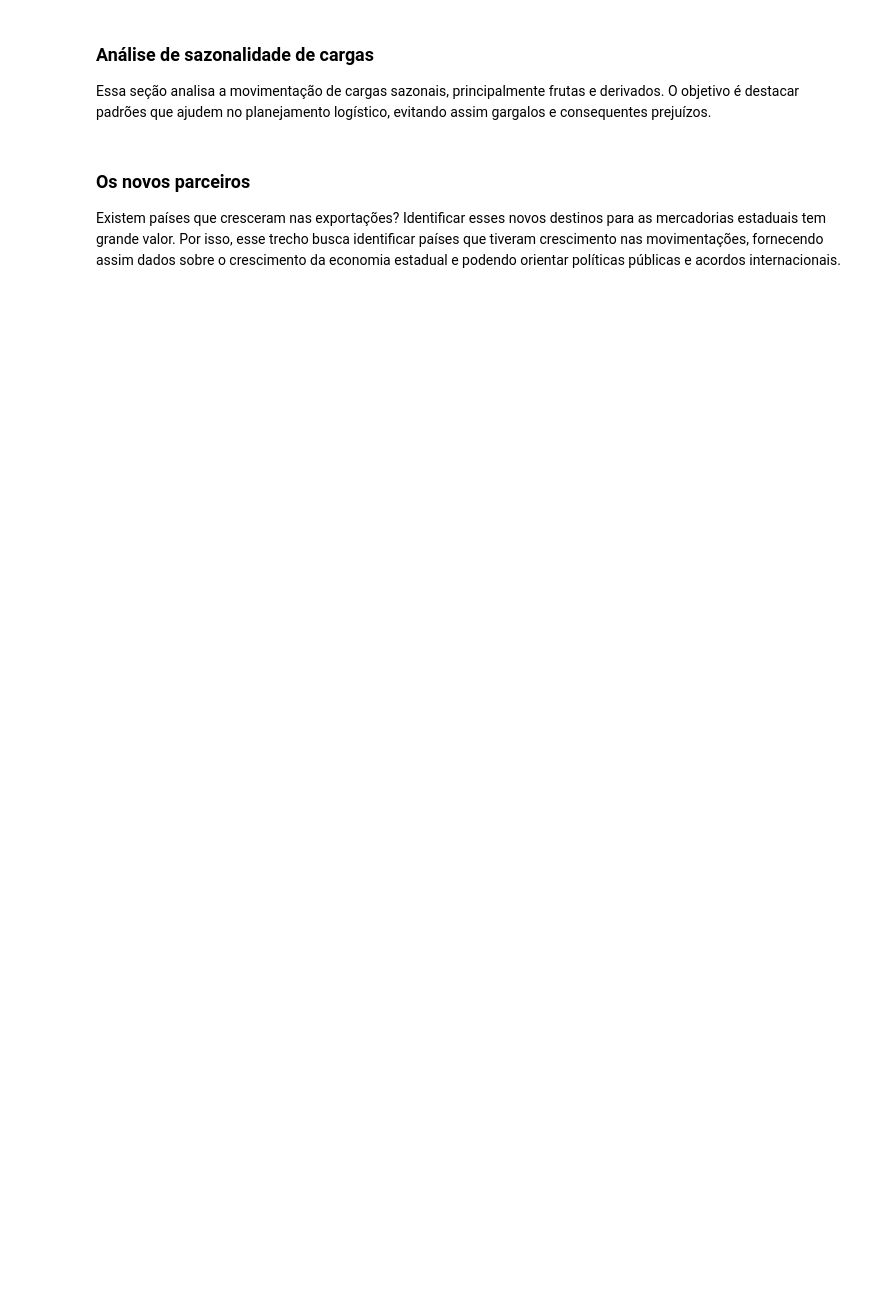
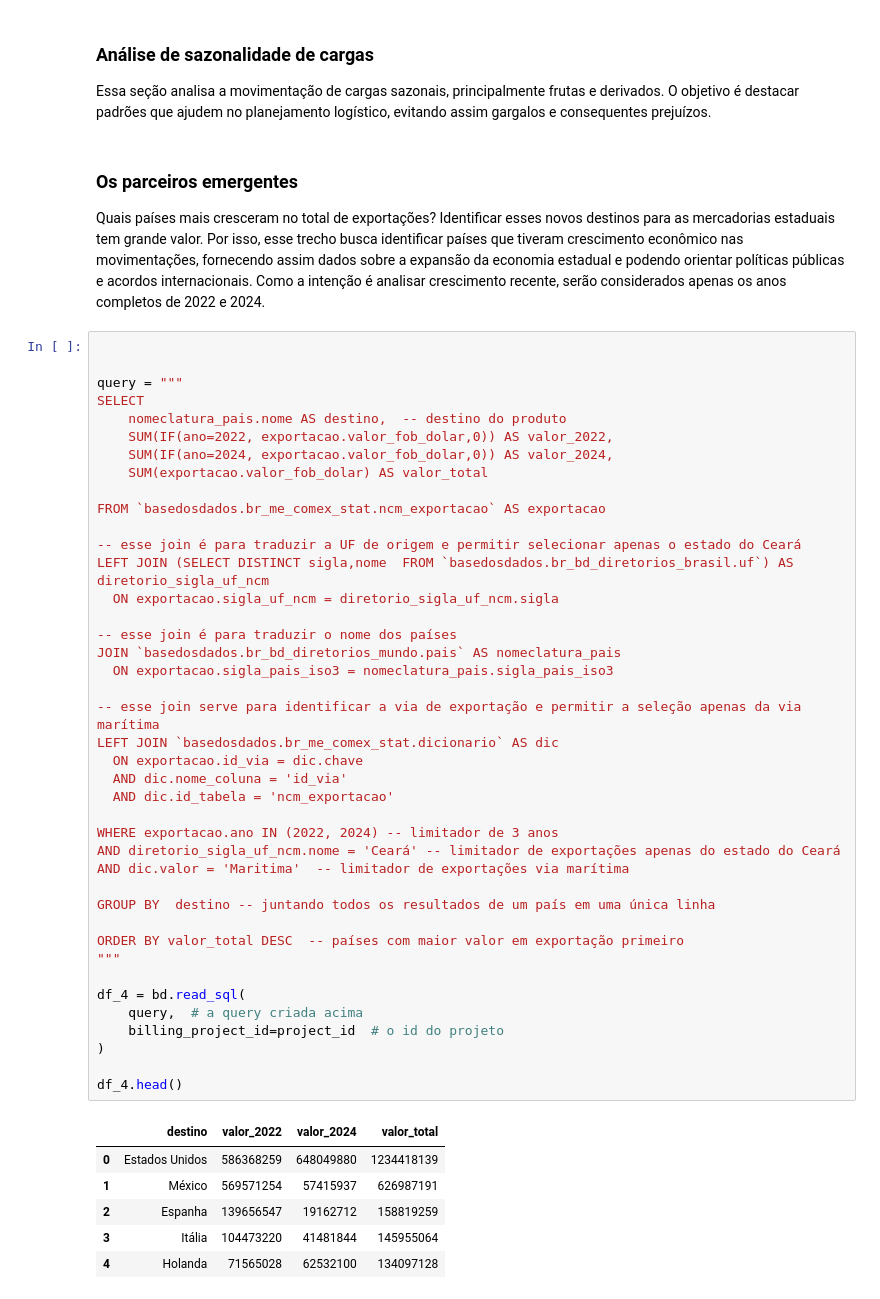
Before and after one commit to mviniciusc/importacoes-exportacoes-ceara, a Jupyter notebook: analise-comex-ceara.ipynb, the cells around one changed output. Drawn from its saved outputs; the diff is of its cells as text; blank space fills up the shorter version.

```diff
--- a/analise-comex-ceara.ipynb
+++ b/analise-comex-ceara.ipynb
@@ -163,6 +151,54 @@ O foco agora é entender as particularidades de cada porto. O estado do Ceará p
 
 Essa seção analisa a movimentação de cargas sazonais, principalmente frutas e derivados. O objetivo é destacar padrões que ajudem no planejamento logístico, evitando assim gargalos e consequentes prejuízos.
 # %% [markdown]
-### Os novos parceiros
+### Os parceiros emergentes
 
-Existem países que cresceram nas exportações? Identificar esses novos destinos para as mercadorias estaduais tem grande valor. Por isso, esse trecho busca identificar países que tiveram crescimento nas movimentações, fornecendo assim dados sobre o crescimento da economia estadual e podendo orientar políticas públicas e acordos internacionais.
+Quais países mais cresceram no total de exportações? Identificar esses novos destinos para as mercadorias estaduais tem grande valor. Por isso, esse trecho busca identificar países que tiveram crescimento econômico nas movimentações, fornecendo assim dados sobre a expansão da economia estadual e podendo orientar políticas públicas e acordos internacionais. Como a intenção é analisar crescimento recente, serão considerados apenas os anos completos de 2022 e 2024.
+# %%
+
+
+query = """
+SELECT
+    nomeclatura_pais.nome AS destino,  -- destino do produto
+    SUM(IF(ano=2022, exportacao.valor_fob_dolar,0)) AS valor_2022,
+    SUM(IF(ano=2024, exportacao.valor_fob_dolar,0)) AS valor_2024,
+    SUM(exportacao.valor_fob_dolar) AS valor_total
+
+FROM `basedosdados.br_me_comex_stat.ncm_exportacao` AS exportacao
+
+-- esse join é para traduzir a UF de origem e permitir selecionar apenas o estado do Ceará
+LEFT JOIN (SELECT DISTINCT sigla,nome  FROM `basedosdados.br_bd_diretorios_brasil.uf`) AS diretorio_sigla_uf_ncm
+  ON exportacao.sigla_uf_ncm = diretorio_sigla_uf_ncm.sigla
+
+-- esse join é para traduzir o nome dos países
+JOIN `basedosdados.br_bd_diretorios_mundo.pais` AS nomeclatura_pais
+  ON exportacao.sigla_pais_iso3 = nomeclatura_pais.sigla_pais_iso3
+
+-- esse join serve para identificar a via de exportação e permitir a seleção apenas da via marítima
+LEFT JOIN `basedosdados.br_me_comex_stat.dicionario` AS dic
+  ON exportacao.id_via = dic.chave
+  AND dic.nome_coluna = 'id_via'
+  AND dic.id_tabela = 'ncm_exportacao'
+
+WHERE exportacao.ano IN (2022, 2024) -- limitador de 3 anos
+AND diretorio_sigla_uf_ncm.nome = 'Ceará' -- limitador de exportações apenas do estado do Ceará
+AND dic.valor = 'Maritima'  -- limitador de exportações via marítima
+
+GROUP BY  destino -- juntando todos os resultados de um país em uma única linha
+
+ORDER BY valor_total DESC  -- países com maior valor em exportação primeiro
+"""
+
+df_4 = bd.read_sql(
+    query,  # a query criada acima
+    billing_project_id=project_id  # o id do projeto
+)
+
+df_4.head()
+# %% [output]
+|  | destino | valor_2022 | valor_2024 | valor_total |
+| 0 | Estados Unidos | 586368259 | 648049880 | 1234418139 |
+| 1 | México | 569571254 | 57415937 | 626987191 |
+| 2 | Espanha | 139656547 | 19162712 | 158819259 |
+| 3 | Itália | 104473220 | 41481844 | 145955064 |
+| 4 | Holanda | 71565028 | 62532100 | 134097128 |
```
Also changed, not shown: parts of 10 cells of this notebook, 1 other file.
